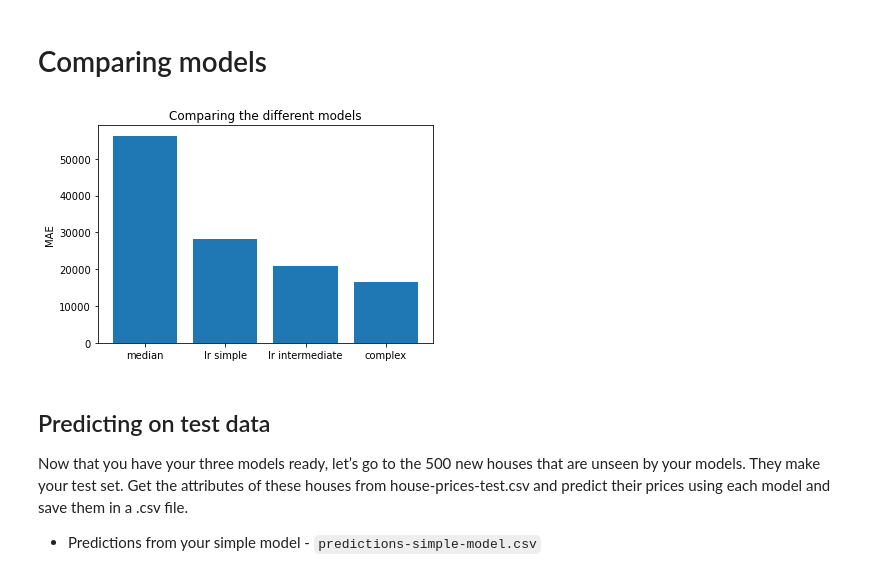
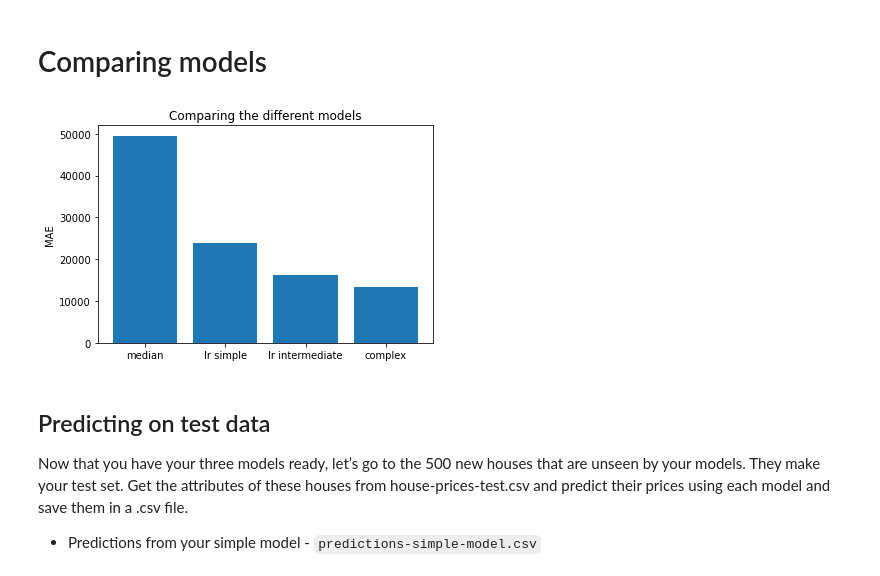
Before and after one commit to PiWebswiss/Project-AI-3, a Jupyter notebook: house-prices/house-prices-solution.ipynb, the cells around one changed output. Saved outputs shown, nothing was run; the diff lists cells and outputs as text; code cells hidden in the pictures.

```diff
--- a/house-prices/house-prices-solution.ipynb
+++ b/house-prices/house-prices-solution.ipynb
@@ -822,7 +877,7 @@ from sklearn.metrics import mean_squared_error as MSE
 from sklearn.preprocessing import StandardScaler
 from sklearn.linear_model import LinearRegression, Ridge
 # Plot the predicted values against the actual values for the validation set
-pip = Pipeline([("s", StandardScaler()), ("ridge", Ridge(alpha=1))])
+pip = Pipeline([("saler", StandardScaler()), ("ridge", Ridge(alpha=1))])
 pip.fit(X_tr, y_tr)
 
 plt.scatter(y_val, pip.predict(X_val))
@@ -841,16 +907,15 @@ a 10% error on a 500 thousand dollars house is equivalent to a 20% error on a 25
 To avoid building a model that is biased toward more expensive houses, we will apply the logarithm transformation and build a model that predicts the log of the sale price.
 # %%
 from sklearn.pipeline import Pipeline
-from sklearn.feature_selection import SelectKBest, mutual_info_regression
+from sklearn.feature_selection import SelectKBest, mutual_info_regression, f_regression
 from sklearn.metrics import mean_absolute_error as MAE
 from sklearn.linear_model import LinearRegression, Ridge
 from sklearn.preprocessing import StandardScaler
 
-
 # Setup each regression
 simple_model =  Pipeline([("v1", SelectKBest(score_func=mutual_info_regression, k=2)), ("lr", LinearRegression())])
 intermediate_model =  Pipeline([("v2", SelectKBest(score_func=mutual_info_regression, k=20)), ("lr", LinearRegression())])
-complex_model = Pipeline([("s", StandardScaler()), ("ridge", Ridge(alpha=1))])
+complex_model = Pipeline([("scaler", StandardScaler()), ("ridge", Ridge(alpha=1))])
 
 # Fit models
 simple_model.fit(X_tr, y_tr)
@@ -858,11 +923,11 @@ intermediate_model.fit(X_tr, y_tr)
 complex_model.fit(X_tr, y_tr)
 
 # Save simple and intermediate results
-mea_simple = MAE(y_val, simple_model.predict(X_val))
-mea_intermediate = MAE(y_val, intermediate_model.predict(X_val))
+mea_simple = MAE(10 ** y_val -1 , 10 ** simple_model.predict(X_val) -1)
+mea_intermediate = MAE(10 ** y_val -1 , 10 ** intermediate_model.predict(X_val) -1)
 
 # Display the results
 print("MAE for simple linear regression: {:.3f}$".format(mea_simple))
 print("MAE for intermediate linear regression: {:.3f}$".format(mea_intermediate))
-print("MAE for all features with ridge regression: {:.3f}$".format(MAE(y_val, complex_model.predict(X_val))))
+print("MAE for all features with ridge regression: {:.3f}$".format(MAE(10 ** y_val -1 , 10 ** complex_model.predict(X_val) -1)))
 # %% [output]
@@ -946,7 +961,7 @@ from sklearn.metrics import mean_squared_error as MSE
 gs_results = []
 
 # Grid search
-for alpha in np.linspace(-4, 8, num=20):
+for alpha in np.logspace(-4, 4, num=20):
     # Fit the pipeline
     complex_model.set_params(ridge__alpha=alpha)
     complex_model.fit(X_tr, y_tr)
@@ -955,10 +970,10 @@ for alpha in np.linspace(-4, 8, num=20):
     gs_results.append(
         {
             "alpha": alpha,
-            "train_mae": MAE(y_tr, complex_model.predict(X_tr)),
-            "train_mse": MSE(y_tr, complex_model.predict(X_tr)),
-            "val_mae": MAE(y_val, complex_model.predict(X_val)),
-            "val_mse": MSE(y_val, complex_model.predict(X_val)),
+            "train_mae": MAE(10 ** y_tr -1 , 10 ** complex_model.predict(X_tr) - 1),
+            "train_mse": MSE(10 ** y_tr -1 , 10 ** complex_model.predict(X_tr) - 1),
+            "val_mae": MAE(10 ** y_val -1 , 10 ** complex_model.predict(X_val) - 1),
+            "val_mse": MSE(10 ** y_val -1 , 10 ** complex_model.predict(X_val) - 1),
         }
     )
 
@@ -971,5 +986,4 @@ best_alpha = df_results.loc[df_results["val_mse"].idxmin()]
 print("Best alpha: {:.1e}".format(best_alpha["alpha"]))
 print("Best MAE result: {:.1f}$".format(best_alpha["val_mae"]))
 print("Best MSE result: {:.1f}$".format(best_alpha["val_mse"]))
-print(best_alpha.train_mse)
 # %% [output]
@@ -1008,9 +1017,16 @@ We see that the training curve is overfitting that is normal the MAE is height w
 Change alpha paramater to compute the best  ridge model and compute the new predition
 # %%
 # Update alpha parameter for ridge regression
-complex_model.set_params(ridge__alpha=7)
+complex_model.set_params(ridge__alpha=best_alpha["alpha"])
+
+# Fit Ridge model with the updated alpha parameter
 complex_model.fit(X_tr, y_tr)
-# Save pedition
-mea_complex = MAE(y_val, complex_model.predict(X_val))
-print("Ridge regression with best alpha: {:.3f}$".format(mea_complex))
+
+# Make predictions on validation set
+
+# Calculate MAE on validation set
+mea_complex = MAE(10 ** y_val -1, 10 ** complex_model.predict(X_val) -1)
+
+# Print the MAE on validation set
+print("Validation MAE with best alpha: {:.4f}".format(mea_complex))
 # %% [output]
@@ -1030,18 +1056,18 @@ R^2 score for complex model: 0.91
 # Comparing models
 # %%
 # Compute baseline
-baseline = np.mean(np.abs(y_tr - np.median(y_val)))
+baseline = np.mean(np.abs((10 ** y_tr -1) - (10 ** np.median(y_val)- 1)))
 
 # Plot
 mea_values = [baseline, mea_simple, mea_intermediate, mea_complex]
 titles = ["median", "lr simple", "lr intermediate", "complex"]
 
 plt.bar(titles, mea_values)
 plt.title("Comparing the different models")
 plt.ylabel("MAE")
 plt.show()
 # %% [output]
-[figure, old version]
+[figure, new version]
 # %% [markdown]
 ## Predicting on test data
 Now that you have your three models ready, let’s go to the 500 new houses that are unseen by your models. They make your test set. Get the attributes of these houses from house-prices-test.csv and predict their prices using each model and save them in a .csv file.
```
Also changed, not shown: parts of 64 cells of this notebook.
